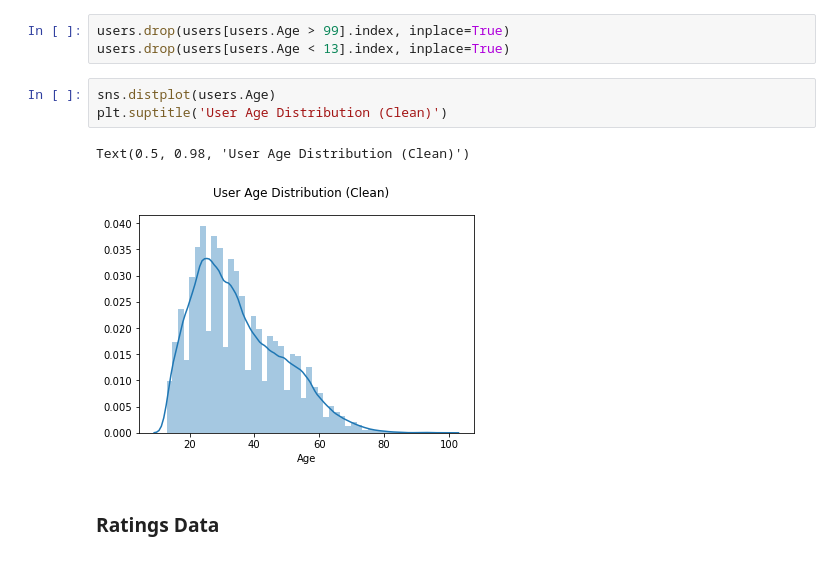
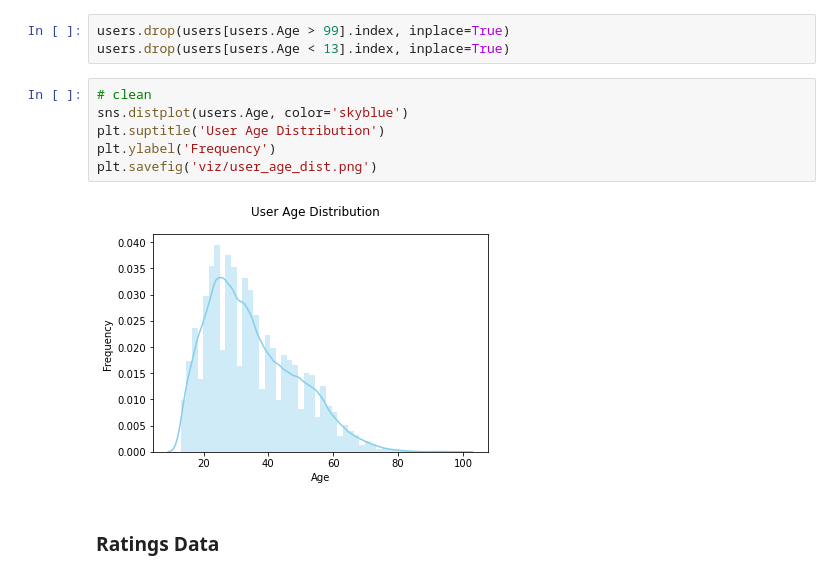
Before and after one commit to max-currier/softcopy, a Jupyter notebook: 2_book_dataset_eda.ipynb, the cells around one changed output. Drawn from its saved outputs; the diff is of its cells as text.

Commit message:
started streamlit app, cleaned up jupyter notebook 4

```diff
--- a/2_book_dataset_eda.ipynb
+++ b/2_book_dataset_eda.ipynb
@@ -179,11 +184,13 @@ I'll drop ages under 13, since that's where there appears to be a dramatic drop
 users.drop(users[users.Age > 99].index, inplace=True)
 users.drop(users[users.Age < 13].index, inplace=True)
 # %%
-sns.distplot(users.Age)
-plt.suptitle('User Age Distribution (Clean)')
+# clean
+sns.distplot(users.Age, color='skyblue')
+plt.suptitle('User Age Distribution')
+plt.ylabel('Frequency')
+plt.savefig('viz/user_age_dist.png')
 # %% [output]
-Text(0.5, 0.98, 'User Age Distribution (Clean)')
-[figure, old version]
+[figure, new version]
 # %% [markdown]
 ### Ratings Data
 # %%
```
Also changed, not shown: parts of 54 cells of this notebook, 17 other files.
